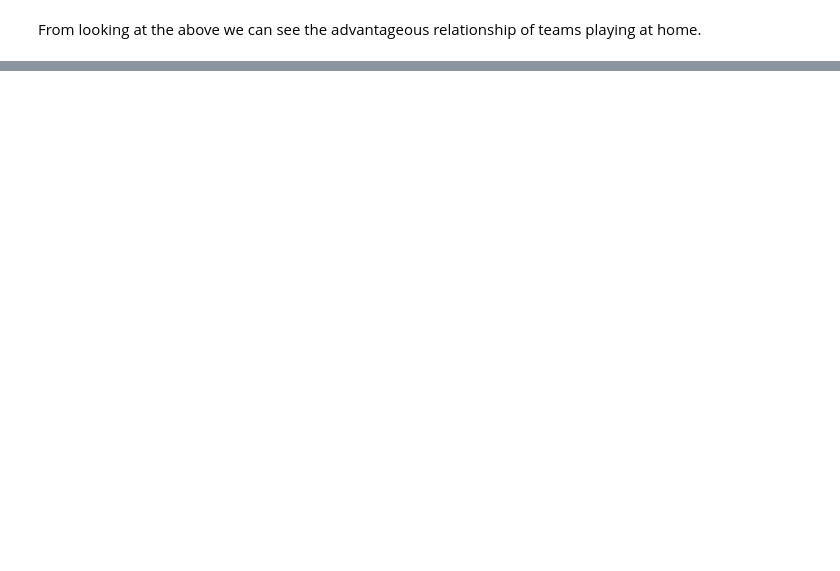
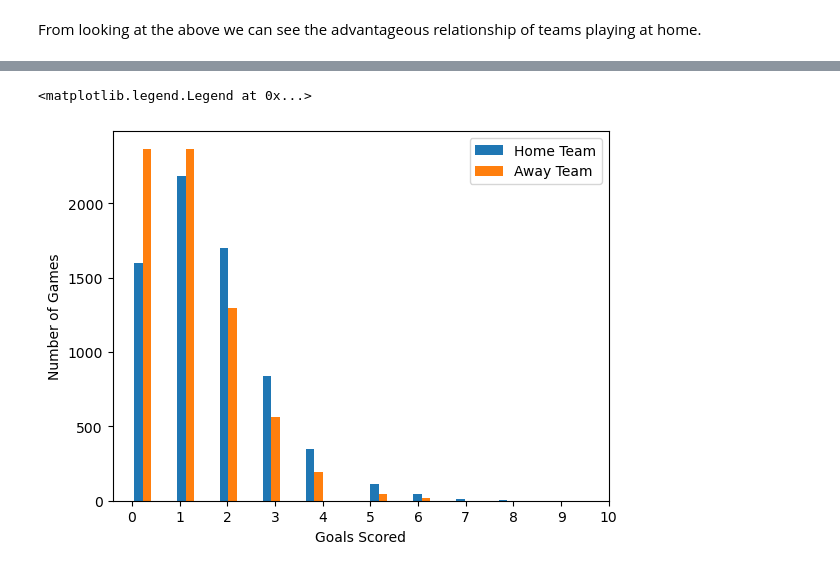
Before and after one commit to Kevin002023/PFDA-Assignment, a Jupyter notebook: PFDA -Assignment.ipynb, the cells around one changed output, grey strips where cells are left out. Saved outputs shown, nothing was run; the diff lists cells and outputs as text; code cells hidden in the pictures; blank space fills up the shorter version.

Commit message:
added histograms

```diff
--- a/PFDA -Assignment.ipynb
+++ b/PFDA -Assignment.ipynb
@@ -113,0 +103,6 @@ print(average_away_bp)
+# %%
+home_goals = prem_df['FTHG']
+away_goals = prem_df['FTAG']
+
+home_bp = prem_df['HBP']
+away_bp = prem_df['ABP']
@@ -113,0 +119,11 @@ print(average_away_bp)
+# %%
+#Create a histogram showing the distribution of goals scored both home and away
+
+plt.hist([home_goals, away_goals], 20, label = ['Home Team', 'Away Team'])
+plt.xticks(range(0, 11))
+plt.ylabel("Number of Games")
+plt.xlabel("Goals Scored")
+plt.legend()
+# %% [output]
+<matplotlib.legend.Legend at 0x...>
+[figure, added]
```
Also changed, not shown: parts of 8 cells of this notebook.
